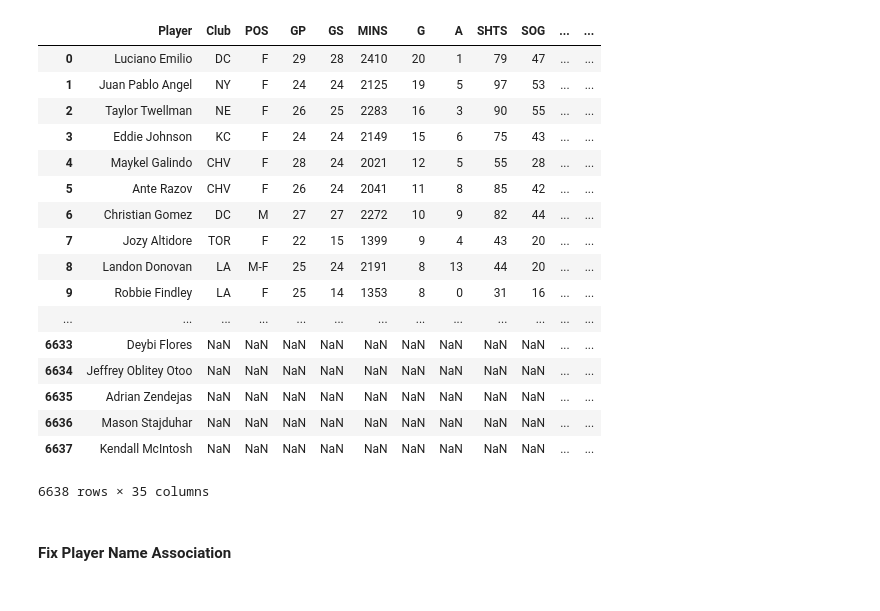
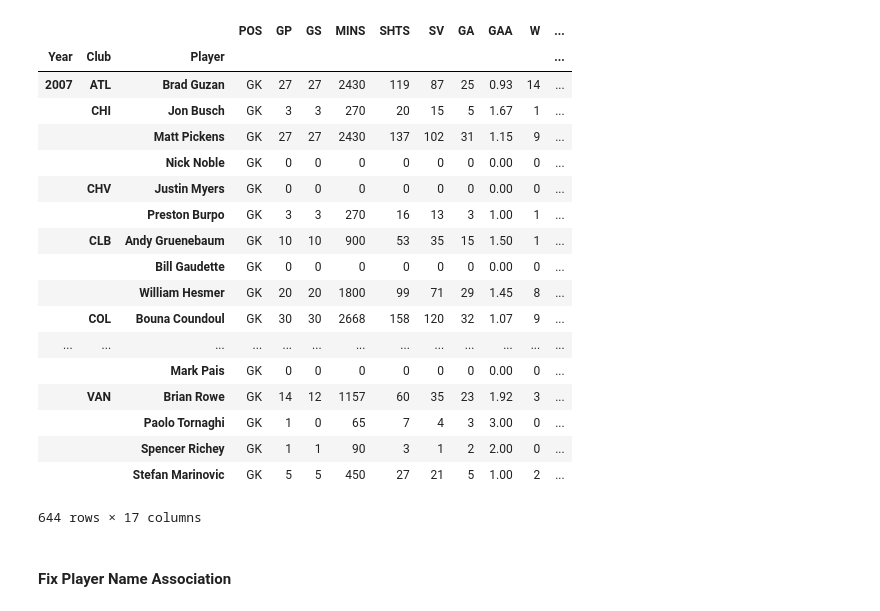
Before and after one commit to cneiderer/Class_Projects, a Jupyter notebook: Project_2/LinkingStats.ipynb, the cells around one changed output. Cells and saved outputs as stored; diff of their text form; code cells hidden in the pictures.

Commit message:
added code to split salary between field players and goalkeepers

```diff
--- a/Project_2/LinkingStats.ipynb
+++ b/Project_2/LinkingStats.ipynb
@@ -67,0 +81,8 @@ fieldplayer_df.to_csv('fieldplayer.csv')
+# %%
+# Replace null values with 0
+gk_df = gk_df.replace(np.nan, '0')
+# %%
+# Split PKG/A column into to and drop
+gk_df[['PKG', 'PKA']] = gk_df['PKG/A'].str.split('/', expand=True)
+gk_df.drop('PKG/A', axis=1, inplace=True)
+gk_df = gk_df.replace('', '0')
@@ -67,0 +91,9 @@ fieldplayer_df.to_csv('fieldplayer.csv')
+# %%
+int_cols = ['GP', 'GS', 'MINS', 'SHTS', 'SV', 'GA', 'W', 'L',
+            'T', 'ShO', 'Year', 'PKG', 'PKA']
+for col in int_cols:
+    gk_df[col] = gk_df[col].astype(int)
+# %%
+float_cols = ['GAA', 'W%', 'Sv%']
+for col in float_cols:
+    gk_df[col] = gk_df[col].astype(float)
@@ -118,27 +247,28 @@ salary_df = subset_latest(salary_df)
 # %%
 cols = ['Year', 'Player']
 df = pd.merge(merged_df, salary_df, how='outer', left_on=cols, right_on=cols, suffixes=['', '_Dup'])
-# %%
-df
-# %% [output]
-|  | Player | Club | POS | GP | GS | MINS | G | A | SHTS | SOG | ... | ... |
-| 0 | Luciano Emilio | DC | F | 29 | 28 | 2410 | 20 | 1 | 79 | 47 | ... | ... |
-| 1 | Juan Pablo Angel | NY | F | 24 | 24 | 2125 | 19 | 5 | 97 | 53 | ... | ... |
-| 2 | Taylor Twellman | NE | F | 26 | 25 | 2283 | 16 | 3 | 90 | 55 | ... | ... |
-| 3 | Eddie Johnson | KC | F | 24 | 24 | 2149 | 15 | 6 | 75 | 43 | ... | ... |
-| 4 | Maykel Galindo | CHV | F | 28 | 24 | 2021 | 12 | 5 | 55 | 28 | ... | ... |
-| 5 | Ante Razov | CHV | F | 26 | 24 | 2041 | 11 | 8 | 85 | 42 | ... | ... |
-| 6 | Christian Gomez | DC | M | 27 | 27 | 2272 | 10 | 9 | 82 | 44 | ... | ... |
-| 7 | Jozy Altidore | TOR | F | 22 | 15 | 1399 | 9 | 4 | 43 | 20 | ... | ... |
-| 8 | Landon Donovan | LA | M-F | 25 | 24 | 2191 | 8 | 13 | 44 | 20 | ... | ... |
-| 9 | Robbie Findley | LA | F | 25 | 14 | 1353 | 8 | 0 | 31 | 16 | ... | ... |
-| ... | ... | ... | ... | ... | ... | ... | ... | ... | ... | ... | ... | ... |
-| 6633 | Deybi Flores | NaN | NaN | NaN | NaN | NaN | NaN | NaN | NaN | NaN | ... | ... |
-| 6634 | Jeffrey Oblitey Otoo | NaN | NaN | NaN | NaN | NaN | NaN | NaN | NaN | NaN | ... | ... |
-| 6635 | Adrian Zendejas | NaN | NaN | NaN | NaN | NaN | NaN | NaN | NaN | NaN | ... | ... |
-| 6636 | Mason Stajduhar | NaN | NaN | NaN | NaN | NaN | NaN | NaN | NaN | NaN | ... | ... |
-| 6637 | Kendall McIntosh | NaN | NaN | NaN | NaN | NaN | NaN | NaN | NaN | NaN | ... | ... |
-6638 rows × 35 columns
+# %%
+gk_df.groupby(['Year', 'Club', 'Player']).last()
+# %% [output]
+|  |  |  | POS | GP | GS | MINS | SHTS | SV | GA | GAA | W | ... |
+| Year | Club | Player |  |  |  |  |  |  |  |  |  | ... |
+| 2007 | ATL | Brad Guzan | GK | 27 | 27 | 2430 | 119 | 87 | 25 | 0.93 | 14 | ... |
+|  | CHI | Jon Busch | GK | 3 | 3 | 270 | 20 | 15 | 5 | 1.67 | 1 | ... |
+|  |  | Matt Pickens | GK | 27 | 27 | 2430 | 137 | 102 | 31 | 1.15 | 9 | ... |
+|  |  | Nick Noble | GK | 0 | 0 | 0 | 0 | 0 | 0 | 0.00 | 0 | ... |
+|  | CHV | Justin Myers | GK | 0 | 0 | 0 | 0 | 0 | 0 | 0.00 | 0 | ... |
+|  |  | Preston Burpo | GK | 3 | 3 | 270 | 16 | 13 | 3 | 1.00 | 1 | ... |
+|  | CLB | Andy Gruenebaum | GK | 10 | 10 | 900 | 53 | 35 | 15 | 1.50 | 1 | ... |
+|  |  | Bill Gaudette | GK | 0 | 0 | 0 | 0 | 0 | 0 | 0.00 | 0 | ... |
+|  |  | William Hesmer | GK | 20 | 20 | 1800 | 99 | 71 | 29 | 1.45 | 8 | ... |
+|  | COL | Bouna Coundoul | GK | 30 | 30 | 2668 | 158 | 120 | 32 | 1.07 | 9 | ... |
+| ... | ... | ... | ... | ... | ... | ... | ... | ... | ... | ... | ... | ... |
+|  |  | Mark Pais | GK | 0 | 0 | 0 | 0 | 0 | 0 | 0.00 | 0 | ... |
+|  | VAN | Brian Rowe | GK | 14 | 12 | 1157 | 60 | 35 | 23 | 1.92 | 3 | ... |
+|  |  | Paolo Tornaghi | GK | 1 | 0 | 65 | 7 | 4 | 3 | 3.00 | 0 | ... |
+|  |  | Spencer Richey | GK | 1 | 1 | 90 | 3 | 1 | 2 | 2.00 | 0 | ... |
+|  |  | Stefan Marinovic | GK | 5 | 5 | 450 | 27 | 21 | 5 | 1.00 | 2 | ... |
+644 rows × 17 columns
 # %%
 df.to_csv('field_player.csv')
 # %% [markdown]
```
Also changed, not shown: parts of 35 cells of this notebook.
